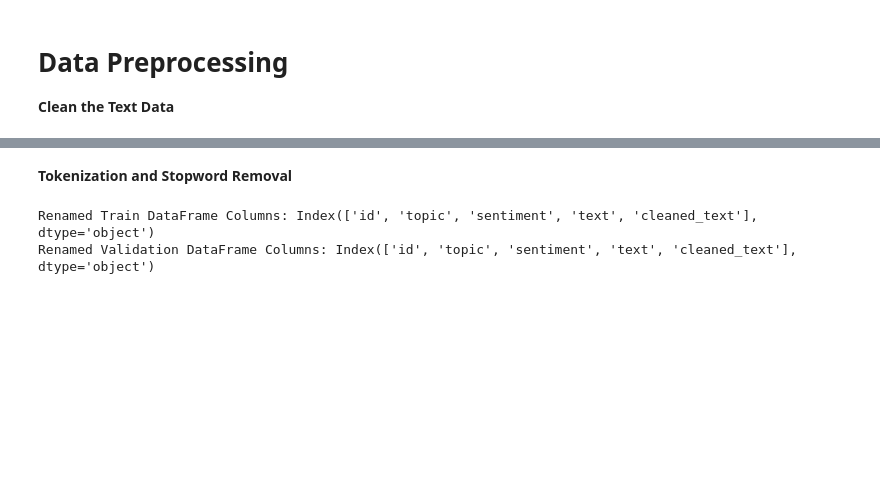
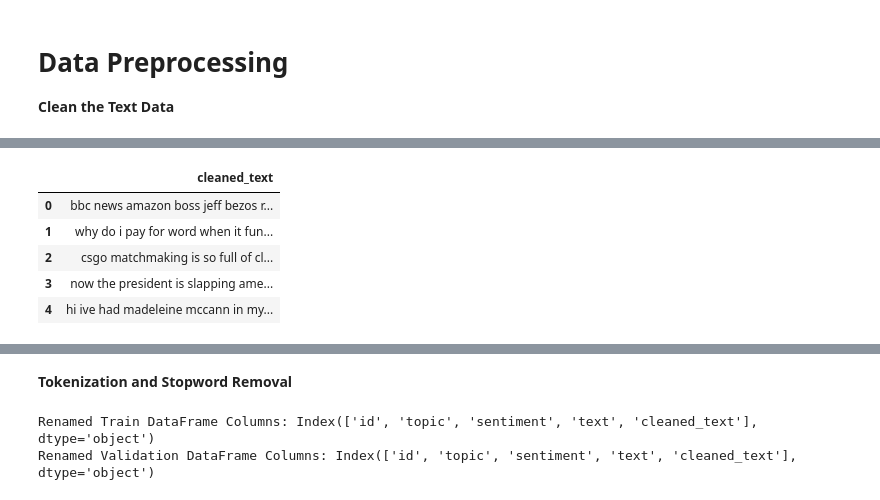
Before and after one commit to Khurramansar/Customer-Sentiment-Optimization, a Jupyter notebook: CRM.ipynb, the cells around one changed output, grey strips where cells are left out. Cells and saved outputs as stored; diff of their text form; code cells hidden in the pictures; blank space fills up the shorter version.

```diff
--- a/CRM.ipynb
+++ b/CRM.ipynb
@@ -125,0 +119,9 @@ print(tweets_df[['cleaned_text']].head())
+# %%
+val_df[['cleaned_text']].head()
+# %% [output]
+|  | cleaned_text |
+| 0 | bbc news amazon boss jeff bezos r... |
+| 1 | why do i pay for word when it fun... |
+| 2 | csgo matchmaking is so full of cl... |
+| 3 | now the president is slapping ame... |
+| 4 | hi ive had madeleine mccann in my... |
```
Also changed, not shown: parts of 10 cells of this notebook.
